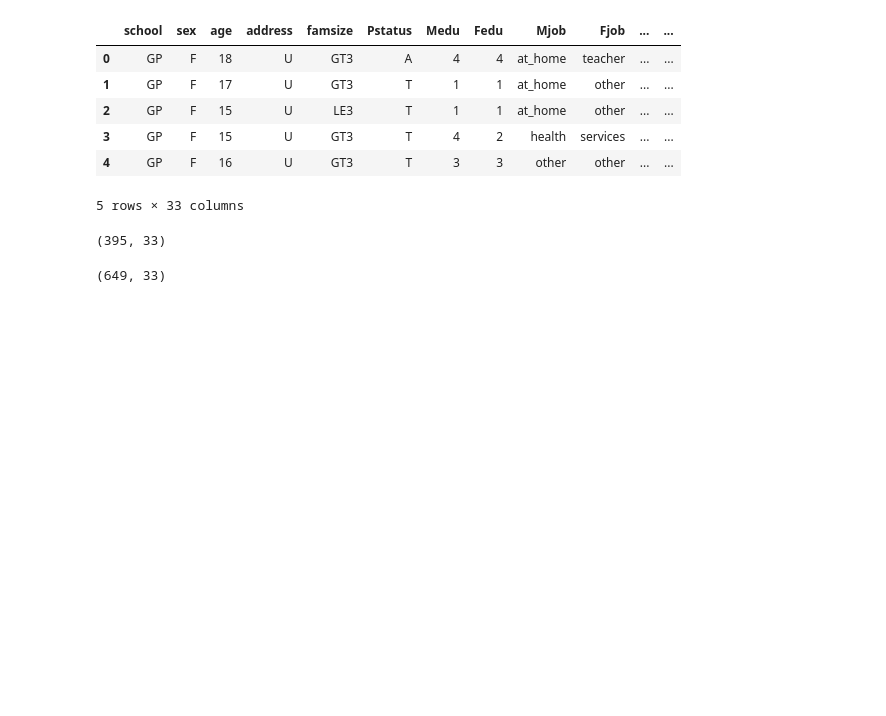
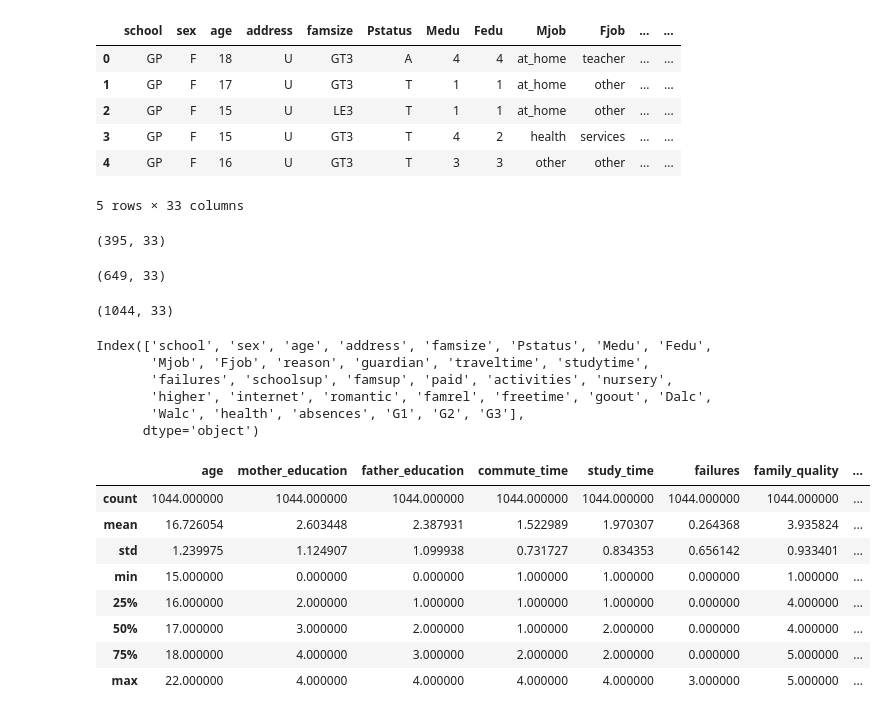
Before and after one commit to jindukwentua/predicting-students-performance, a Jupyter notebook: notebooks/student_performance.ipynb, the cells around one changed output. Cells and saved outputs as stored; diff of their text form; code cells hidden in the pictures; blank space fills up the shorter version.

```diff
--- a/notebooks/student_performance.ipynb
+++ b/notebooks/student_performance.ipynb
@@ -39,3 +46,38 @@ train_data.shape
 train_data_1.shape
 # %% [output]
 (649, 33)
+# %%
+# merge datasets
+student_df = pd.concat([train_data, train_data_1])
+# %%
+student_df.shape
+# %% [output]
+(1044, 33)
+# %%
+student_df.columns
+# %% [output]
+Index(['school', 'sex', 'age', 'address', 'famsize', 'Pstatus', 'Medu', 'Fedu',
+       'Mjob', 'Fjob', 'reason', 'guardian', 'traveltime', 'studytime',
+       'failures', 'schoolsup', 'famsup', 'paid', 'activities', 'nursery',
+       'higher', 'internet', 'romantic', 'famrel', 'freetime', 'goout', 'Dalc',
+       'Walc', 'health', 'absences', 'G1', 'G2', 'G3'],
+      dtype='object')
+# %%
+# rename column labels
+student_df.columns = ['school','sex','age','address','family_size','parents_cohabitation_status','mother_education','father_education',
+           'mother_job','father_job','reason','guardian','commute_time','study_time','failures','school_support',
+          'family_support','paid_classes','activities','nursery','desire_higher_edu','internet','romantic','family_quality',
+          'free_time','go_out_with_friends','weekday_alcohol_usage','weekend_alcohol_usage','health','absences','period_1_score','period_2_score','final_score']
+# %%
+#to look at the numerical fields and their describing mathematical values.
+student_df.describe()
+# %% [output]
+|  | age | mother_education | father_education | commute_time | study_time | failures | family_quality | ... |
+| count | 1044.000000 | 1044.000000 | 1044.000000 | 1044.000000 | 1044.000000 | 1044.000000 | 1044.000000 | ... |
+| mean | 16.726054 | 2.603448 | 2.387931 | 1.522989 | 1.970307 | 0.264368 | 3.935824 | ... |
+| std | 1.239975 | 1.124907 | 1.099938 | 0.731727 | 0.834353 | 0.656142 | 0.933401 | ... |
+| min | 15.000000 | 0.000000 | 0.000000 | 1.000000 | 1.000000 | 0.000000 | 1.000000 | ... |
+| 25% | 16.000000 | 2.000000 | 1.000000 | 1.000000 | 1.000000 | 0.000000 | 4.000000 | ... |
+| 50% | 17.000000 | 3.000000 | 2.000000 | 1.000000 | 2.000000 | 0.000000 | 4.000000 | ... |
+| 75% | 18.000000 | 4.000000 | 3.000000 | 2.000000 | 2.000000 | 0.000000 | 5.000000 | ... |
+| max | 22.000000 | 4.000000 | 4.000000 | 4.000000 | 4.000000 | 3.000000 | 5.000000 | ... |
```
Also changed, not shown: parts of 36 cells of this notebook, 3 other files.
